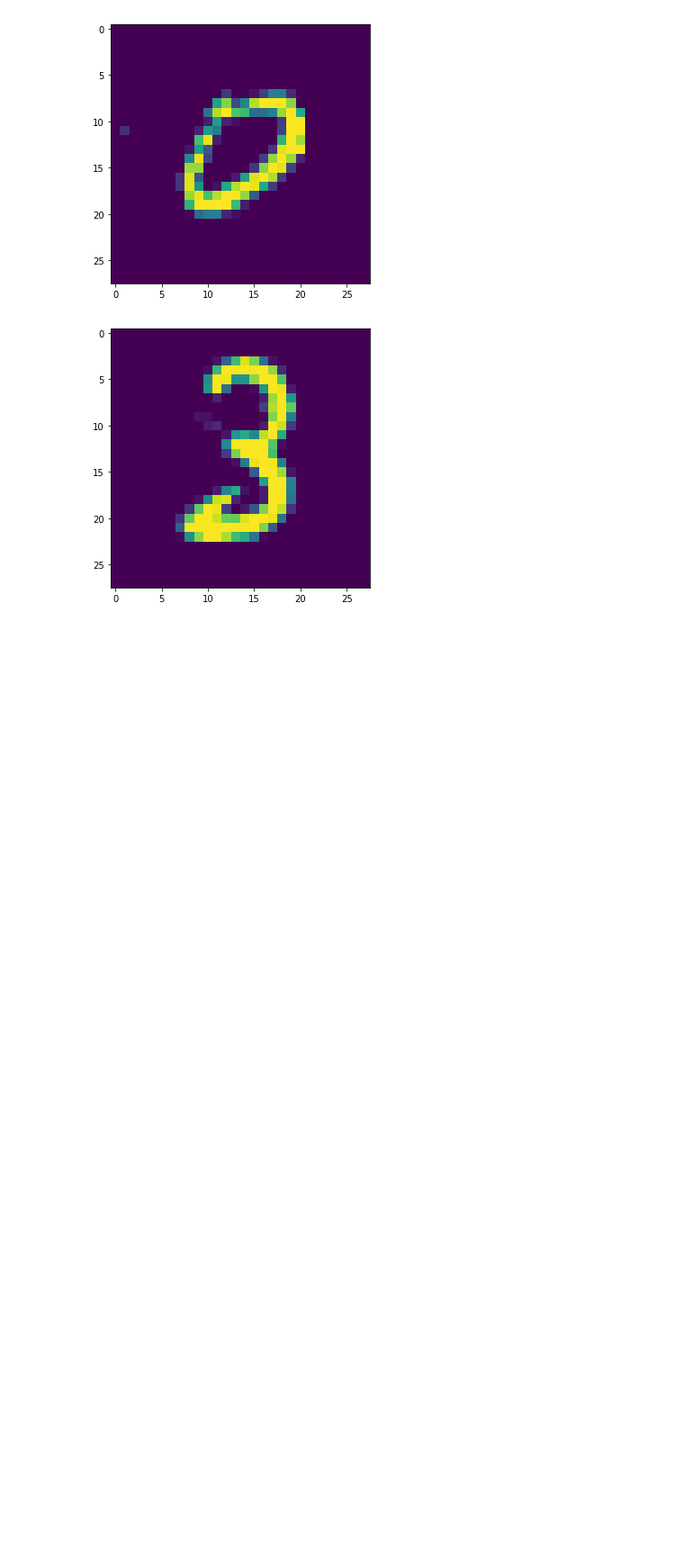
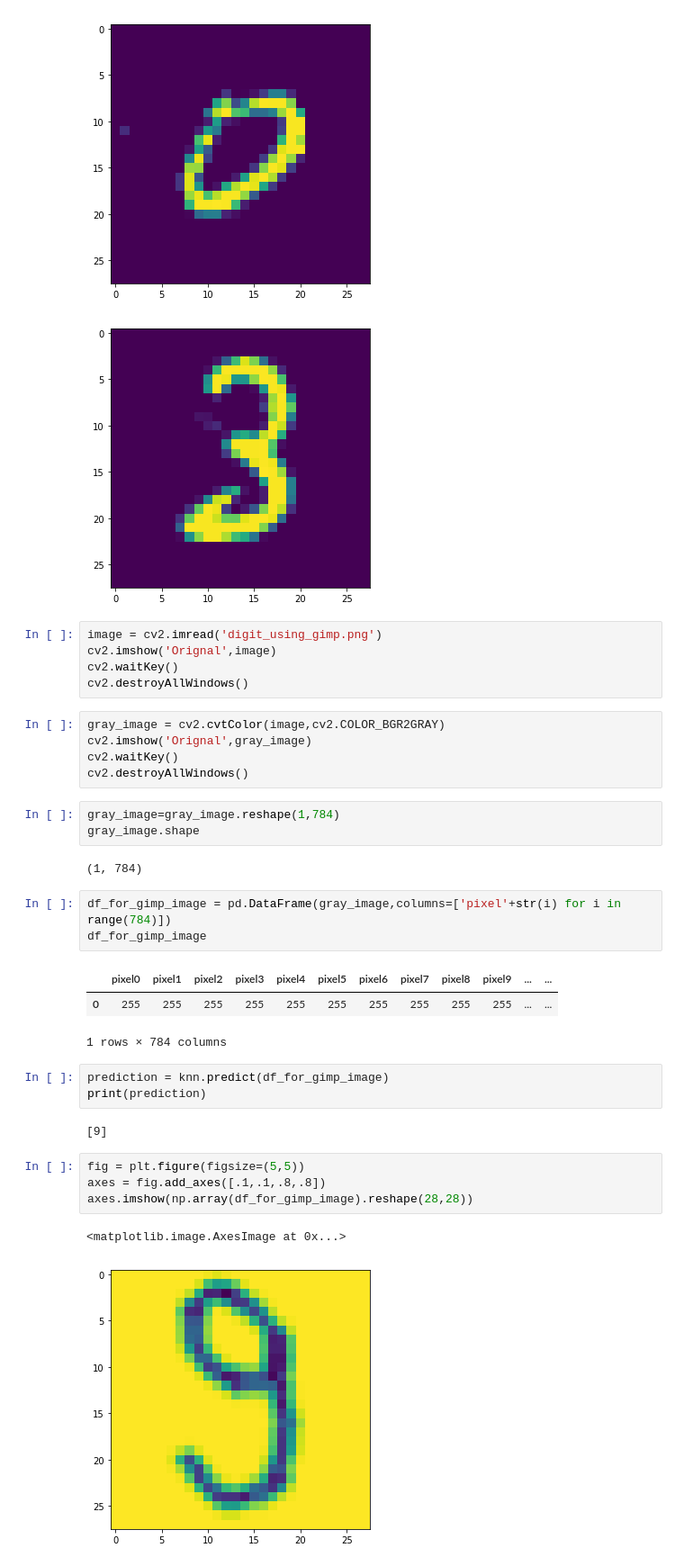
Before and after one commit to ravishen/mnsit_digit_dataset, a Jupyter notebook: digit_recognition_using_knn.ipynb, the cells around one changed output. Shown at 90% size. Saved outputs shown, nothing was run; the diff lists cells and outputs as text; blank space fills up the shorter version.

Commit message:
custom_user_implemented_using_openCV

```diff
--- a/digit_recognition_using_knn.ipynb
+++ b/digit_recognition_using_knn.ipynb
@@ -114,3 +113,37 @@ for i in range(5):
 [figure]
 [figure]
 [figure]
+# %%
+image = cv2.imread('digit_using_gimp.png')
+cv2.imshow('Orignal',image)
+cv2.waitKey()
+cv2.destroyAllWindows()
+# %%
+gray_image = cv2.cvtColor(image,cv2.COLOR_BGR2GRAY)
+cv2.imshow('Orignal',gray_image)
+cv2.waitKey()
+cv2.destroyAllWindows()
+# %%
+gray_image=gray_image.reshape(1,784)
+gray_image.shape
+# %% [output]
+(1, 784)
+# %%
+df_for_gimp_image = pd.DataFrame(gray_image,columns=['pixel'+str(i) for i in range(784)])
+df_for_gimp_image
+# %% [output]
+|  | pixel0 | pixel1 | pixel2 | pixel3 | pixel4 | pixel5 | pixel6 | pixel7 | pixel8 | pixel9 | ... | ... |
+| 0 | 255 | 255 | 255 | 255 | 255 | 255 | 255 | 255 | 255 | 255 | ... | ... |
+1 rows × 784 columns
+# %%
+prediction = knn.predict(df_for_gimp_image)
+print(prediction)
+# %% [output]
+[9]
+# %%
+fig = plt.figure(figsize=(5,5))
+axes = fig.add_axes([.1,.1,.8,.8])
+axes.imshow(np.array(df_for_gimp_image).reshape(28,28))
+# %% [output]
+<matplotlib.image.AxesImage at 0x...>
+[figure, added]
```
Also changed, not shown: parts of 2 cells of this notebook, 1 other file.
